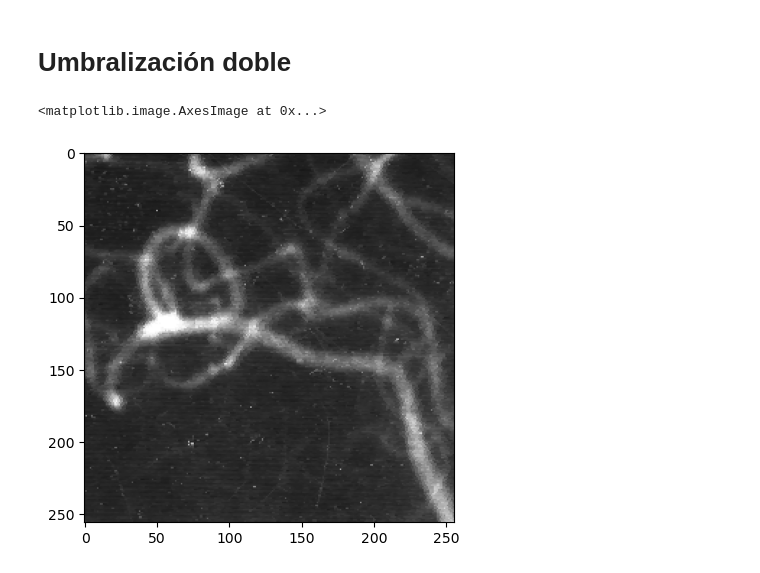
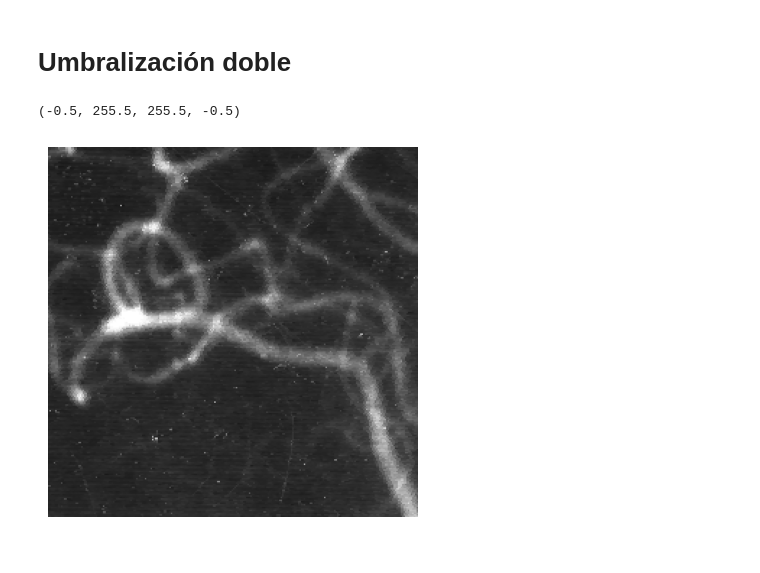
Before and after one commit to Imagenes-Vision/Taller2, a Jupyter notebook: umbralizacionDobleR.ipynb, the cells around one changed output. Saved outputs shown, nothing was run; the diff lists cells and outputs as text; code cells hidden in the pictures.

```diff
--- a/umbralizacionDobleR.ipynb
+++ b/umbralizacionDobleR.ipynb
@@ -8,8 +8,9 @@ from skimage import exposure
 # %%
 rondelleImg = cv2.imread("img_lab2/RONDELLE.png", cv2.IMREAD_GRAYSCALE)
 angioImg = cv2.imread("img_lab2/ANGIO.png", cv2.IMREAD_GRAYSCALE)
 
 plt.imshow(angioImg, cmap='gray', vmin=0, vmax=255)
+plt.axis("off")
 # %% [output]
-<matplotlib.image.AxesImage at 0x...>
+(-0.5, 255.5, 255.5, -0.5)
-[figure, old version]
+[figure, new version]
```
Also changed, not shown: parts of 9 cells of this notebook.
